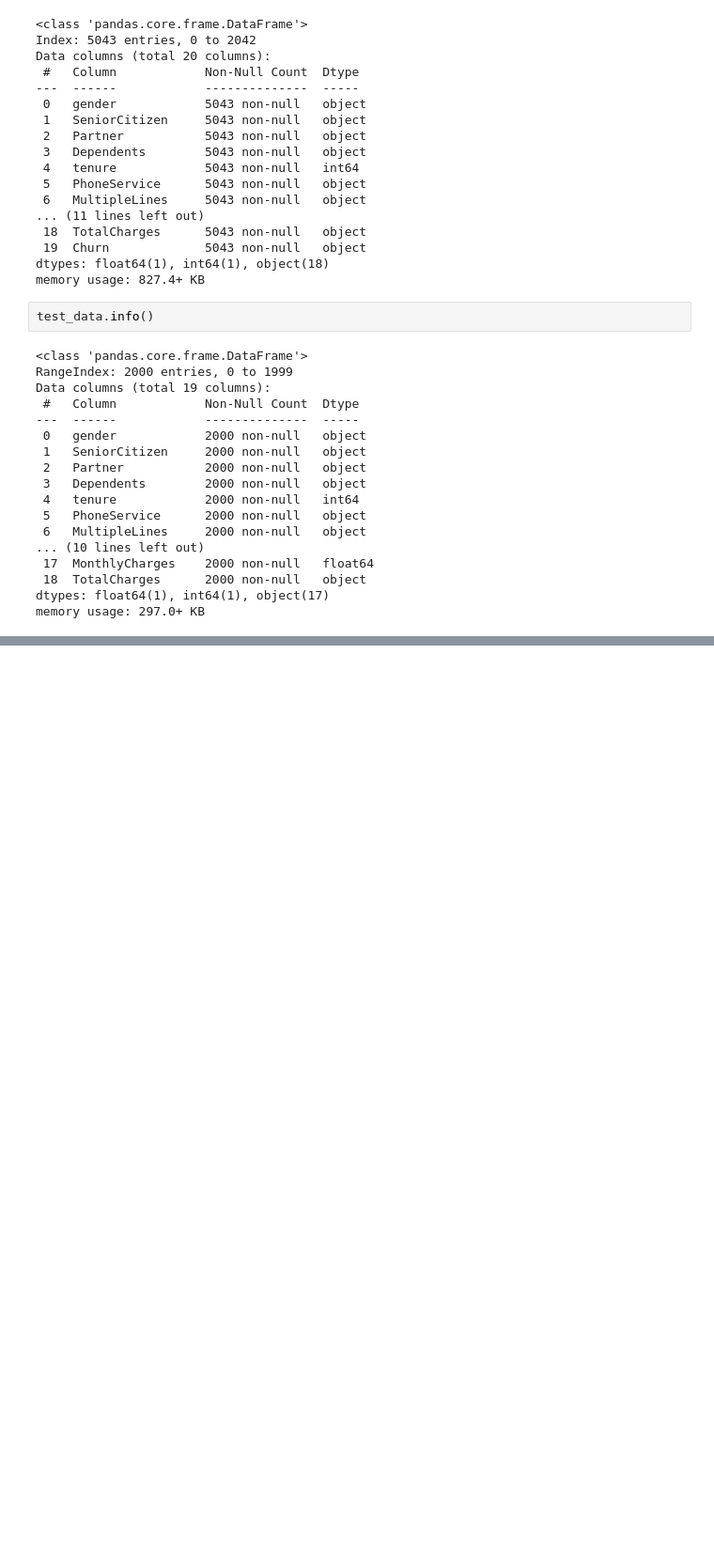
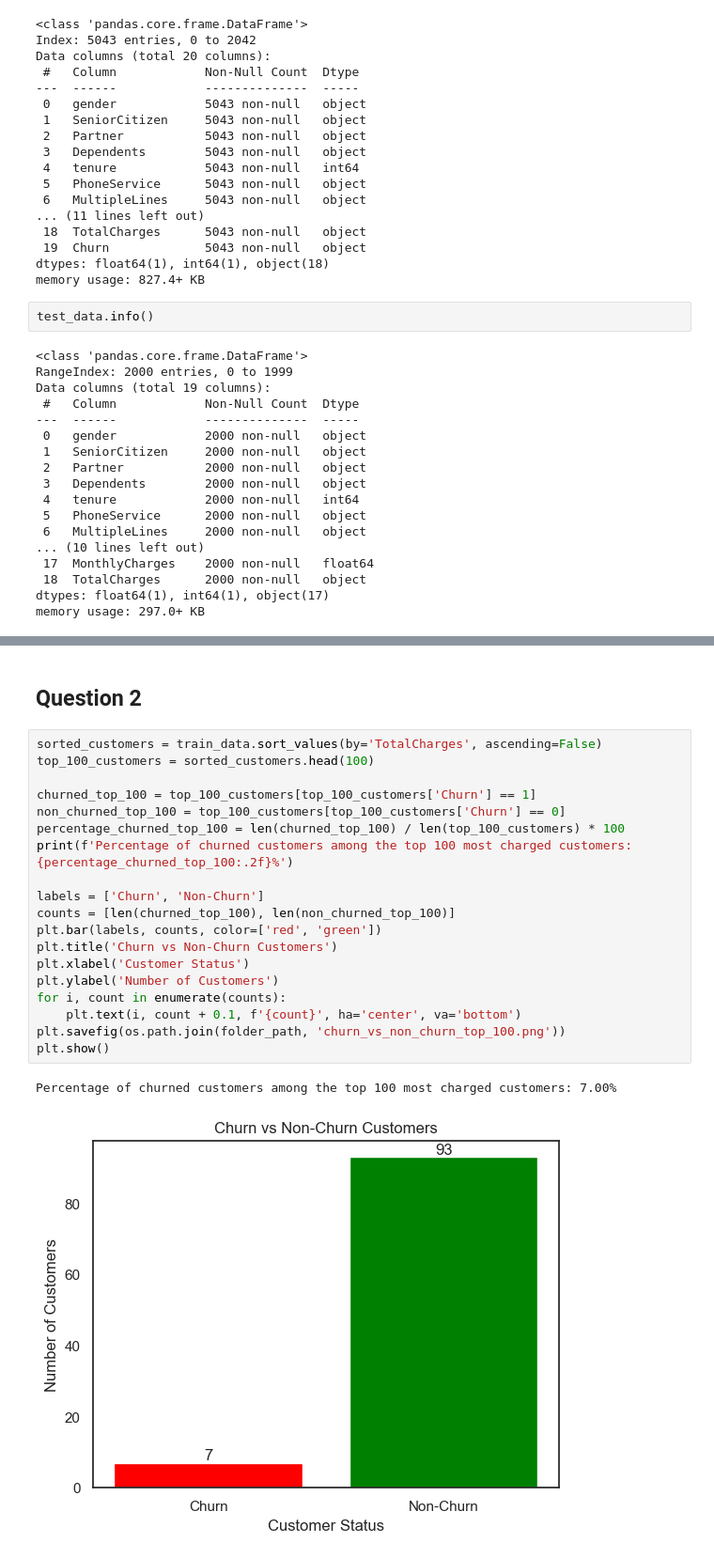
Before and after one commit to BrianBassey37/Project_Portfolio, a Jupyter notebook: Telco_churn/Telco_churn_notebook.ipynb, the cells around one changed output, grey strips where cells are left out. Shown at 94% size. Drawn from its saved outputs; the diff is of its cells as text; blank space fills up the shorter version.

```diff
--- a/Telco_churn/Telco_churn_notebook.ipynb
+++ b/Telco_churn/Telco_churn_notebook.ipynb
@@ -634,0 +705,24 @@ data_1.describe()
+# %% [markdown]
+## Question 2
+# %%
+sorted_customers = train_data.sort_values(by='TotalCharges', ascending=False)
+top_100_customers = sorted_customers.head(100)
+
+churned_top_100 = top_100_customers[top_100_customers['Churn'] == 1]
+non_churned_top_100 = top_100_customers[top_100_customers['Churn'] == 0]
+percentage_churned_top_100 = len(churned_top_100) / len(top_100_customers) * 100
+print(f'Percentage of churned customers among the top 100 most charged customers: {percentage_churned_top_100:.2f}%')
+
+labels = ['Churn', 'Non-Churn']
+counts = [len(churned_top_100), len(non_churned_top_100)]
+plt.bar(labels, counts, color=['red', 'green'])
+plt.title('Churn vs Non-Churn Customers')
+plt.xlabel('Customer Status')
+plt.ylabel('Number of Customers')
+for i, count in enumerate(counts):
+    plt.text(i, count + 0.1, f'{count}', ha='center', va='bottom')
+plt.savefig(os.path.join(folder_path, 'churn_vs_non_churn_top_100.png'))
+plt.show()
+# %% [output]
+Percentage of churned customers among the top 100 most charged customers: 7.00%
+[figure, added]
```
Also changed, not shown: parts of 47 cells of this notebook, 9 other files.
